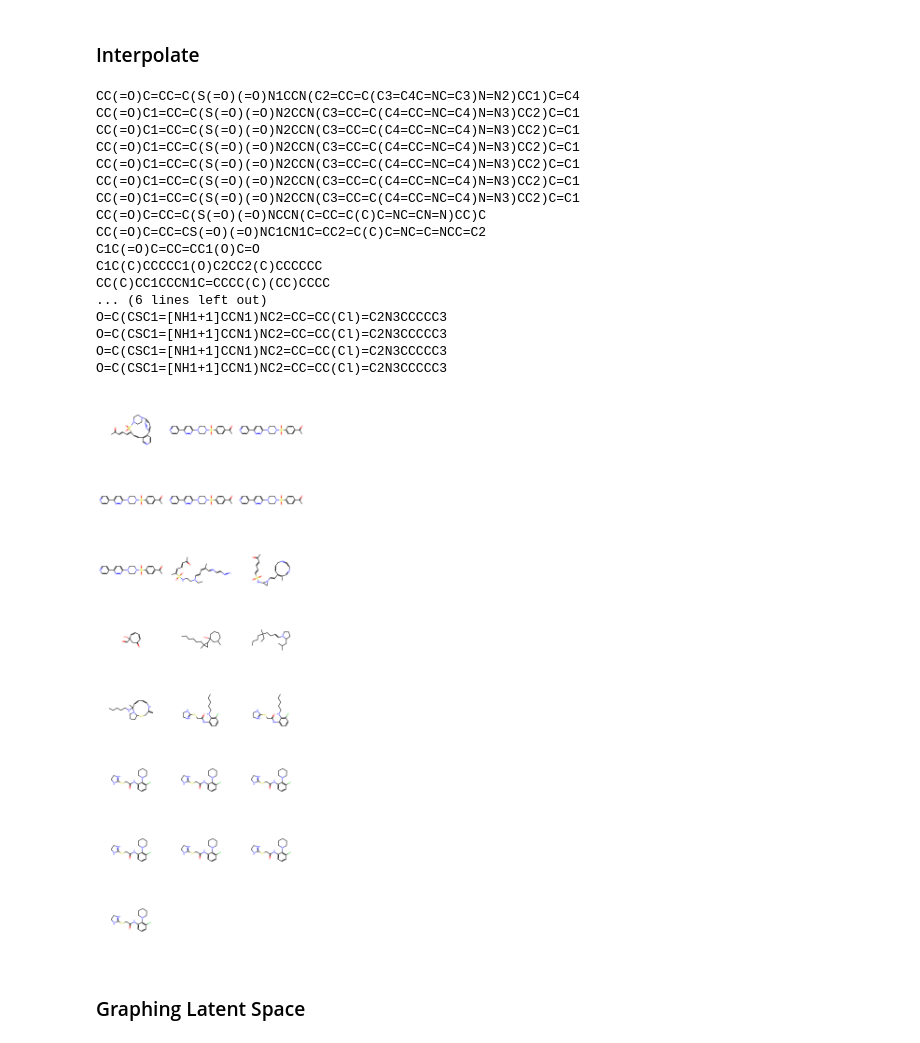
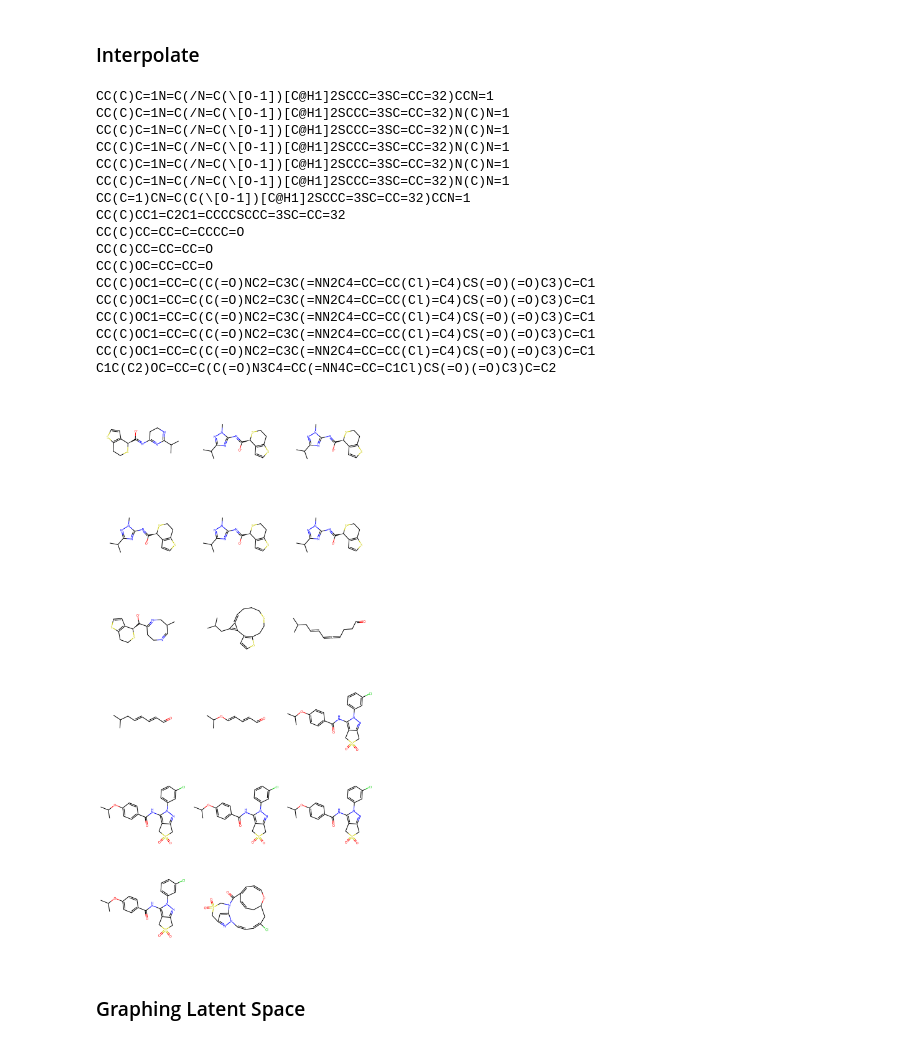
Before and after one commit to MisaelManingo/ChemVATS, a Jupyter notebook: THESIS.ipynb, the cells around one changed output. Cells and saved outputs as stored; diff of their text form; code cells hidden in the pictures.

Commit message:
Code with Transformer Encoder only

```diff
--- a/THESIS.ipynb
+++ b/THESIS.ipynb
@@ -226,6 +227,10 @@ TEST_SIZE = 50_000
 train_set = master_set[0:TRAIN_SIZE]
 validation_set = master_set[TRAIN_SIZE:TRAIN_SIZE+VALIDATION_SIZE]
 test_set = master_set[TRAIN_SIZE+VALIDATION_SIZE:TRAIN_SIZE+VALIDATION_SIZE+TEST_SIZE]
+
+start_token = vocab_size
+train_set_offset = np.column_stack((start_token * np.ones(train_set.shape[0]), train_set[:, :-1]))
+validation_set_offset = np.column_stack((start_token * np.ones(validation_set.shape[0]), validation_set[:, :-1]))
 # %% [markdown]
 ## C. Custom Class and Methods
 # %%
@@ -354,3 +462,22 @@ early_stop = keras.callbacks.EarlyStopping(
 )
 # %% [markdown]
 #### Fit
+# %%
+EPOCHS = 100
+BATCH_SIZE = 128    # Change `BATCH_SIZE` (ex. 100 or 128) to something large when using a GPU. When using CPU use around 32. :)
+
+for i in range(len(vae.weights)):
+    vae.weights[i]._handle_name = vae.weights[i].name + "_" + str(i)
+
+history = vae.fit(
+    x = [train_set, train_set_offset],
+    y = train_set,
+    epochs = EPOCHS,
+    batch_size = BATCH_SIZE,
+    shuffle = True,
+    validation_data = ([validation_set, validation_set_offset], validation_set),
+    callbacks = [
+        checkpoint,
+        early_stop,
+    ],
+)
@@ -536,61 +685,61 @@ def encoding_to_smiles_test(x):
 # %%
 #@title {vertical-output: true}
 MODE = 1
-num_steps = 20
+num_steps = 15
 COLS = 3
 
 initial = 'O=Cc1ccc(O)c(OC)c1COc1cc(C=O)ccc1O'
 final = 'O1C=C[C@H]([C@H]1O2)c3c2cc(OC)c4c3OC(=O)C5=C4CCC(=O)5'
 
 
 if MODE == 1:
     initial = [test_set[random.randint(0,999)].tolist()]
     final = [test_set[random.randint(0,999)].tolist()]
 elif MODE == 2:
     initial = smiles_to_encoding_test(initial)
     final = smiles_to_encoding_test(final)
 
-z_mean1, z_log_var1, z1 = encoder.predict(initial,verbose=0)
-z_mean2, z_log_var2, z2 = encoder.predict(final,verbose=0)
+z_mean1, z_log_var1, z1 = encoder.predict(initial, verbose=0)
+z_mean2, z_log_var2, z2 = encoder.predict(final, verbose=0)
 
 interpolated_latent_points = []
 for i in range(num_steps):
     alpha = i / (num_steps - 1)  # Interpolation coefficient
     interpolated_latent_point = (1 - alpha) * z_mean1 + alpha * z_mean2
     interpolated_latent_points.append(interpolated_latent_point)
-interpolated_data_points = decoder.predict(np.squeeze(np.array(interpolated_latent_points)),verbose=0)
+interpolated_data_points = decoder.predict(np.squeeze(np.array(interpolated_latent_points)), verbose=0)
 
 
 # DECODING and Graphing -----------------
 test_list = []
 test_list.append(encoding_to_smiles_test(np.squeeze(decoder.predict(z1,verbose=0))))
 for i in range(num_steps):
     test_list.append(encoding_to_smiles_test(interpolated_data_points[i]))
 test_list.append(encoding_to_smiles_test(np.squeeze(decoder.predict(z2,verbose=0))))
 
 test_list = [Chem.MolFromSmiles(smiles) for smiles in test_list]
 mol_matrix = [test_list[i:i + COLS] for i in range(0, len(test_list), COLS)]
 img = Draw.MolsMatrixToGridImage(mol_matrix, subImgSize=(300, 300))
 display(img)
 # %% [output]
-CC(=O)C=CC=C(S(=O)(=O)N1CCN(C2=CC=C(C3=C4C=NC=C3)N=N2)CC1)C=C4
-CC(=O)C1=CC=C(S(=O)(=O)N2CCN(C3=CC=C(C4=CC=NC=C4)N=N3)CC2)C=C1
-CC(=O)C1=CC=C(S(=O)(=O)N2CCN(C3=CC=C(C4=CC=NC=C4)N=N3)CC2)C=C1
-CC(=O)C1=CC=C(S(=O)(=O)N2CCN(C3=CC=C(C4=CC=NC=C4)N=N3)CC2)C=C1
-CC(=O)C1=CC=C(S(=O)(=O)N2CCN(C3=CC=C(C4=CC=NC=C4)N=N3)CC2)C=C1
-CC(=O)C1=CC=C(S(=O)(=O)N2CCN(C3=CC=C(C4=CC=NC=C4)N=N3)CC2)C=C1
-CC(=O)C1=CC=C(S(=O)(=O)N2CCN(C3=CC=C(C4=CC=NC=C4)N=N3)CC2)C=C1
-CC(=O)C=CC=C(S(=O)(=O)NCCN(C=CC=C(C)C=NC=CN=N)CC)C
-CC(=O)C=CC=CS(=O)(=O)NC1CN1C=CC2=C(C)C=NC=C=NCC=C2
-C1C(=O)C=CC=CC1(O)C=O
-C1C(C)CCCCC1(O)C2CC2(C)CCCCCC
-CC(C)CC1CCCN1C=CCCC(C)(CC)CCCC
-... (6 lines left out)
-O=C(CSC1=[NH1+1]CCN1)NC2=CC=CC(Cl)=C2N3CCCCC3
-O=C(CSC1=[NH1+1]CCN1)NC2=CC=CC(Cl)=C2N3CCCCC3
-O=C(CSC1=[NH1+1]CCN1)NC2=CC=CC(Cl)=C2N3CCCCC3
-O=C(CSC1=[NH1+1]CCN1)NC2=CC=CC(Cl)=C2N3CCCCC3
+CC(C)C=1N=C(/N=C(\[O-1])[C@H1]2SCCC=3SC=CC=32)CCN=1
+CC(C)C=1N=C(/N=C(\[O-1])[C@H1]2SCCC=3SC=CC=32)N(C)N=1
+CC(C)C=1N=C(/N=C(\[O-1])[C@H1]2SCCC=3SC=CC=32)N(C)N=1
+CC(C)C=1N=C(/N=C(\[O-1])[C@H1]2SCCC=3SC=CC=32)N(C)N=1
+CC(C)C=1N=C(/N=C(\[O-1])[C@H1]2SCCC=3SC=CC=32)N(C)N=1
+CC(C)C=1N=C(/N=C(\[O-1])[C@H1]2SCCC=3SC=CC=32)N(C)N=1
+CC(C=1)CN=C(C(\[O-1])[C@H1]2SCCC=3SC=CC=32)CCN=1
+CC(C)CC1=C2C1=CCCCSCCC=3SC=CC=32
+CC(C)CC=CC=C=CCCC=O
+CC(C)CC=CC=CC=O
+CC(C)OC=CC=CC=O
+CC(C)OC1=CC=C(C(=O)NC2=C3C(=NN2C4=CC=CC(Cl)=C4)CS(=O)(=O)C3)C=C1
+CC(C)OC1=CC=C(C(=O)NC2=C3C(=NN2C4=CC=CC(Cl)=C4)CS(=O)(=O)C3)C=C1
+CC(C)OC1=CC=C(C(=O)NC2=C3C(=NN2C4=CC=CC(Cl)=C4)CS(=O)(=O)C3)C=C1
+CC(C)OC1=CC=C(C(=O)NC2=C3C(=NN2C4=CC=CC(Cl)=C4)CS(=O)(=O)C3)C=C1
+CC(C)OC1=CC=C(C(=O)NC2=C3C(=NN2C4=CC=CC(Cl)=C4)CS(=O)(=O)C3)C=C1
+C1C(C2)OC=CC=C(C(=O)N3C4=CC(=NN4C=CC=C1Cl)CS(=O)(=O)C3)C=C2
-[figure, old version]
+[figure, new version]
 # %% [markdown]
 ### Graphing Latent Space
 # %% [markdown]
```
Also changed, not shown: parts of 14 cells of this notebook.
